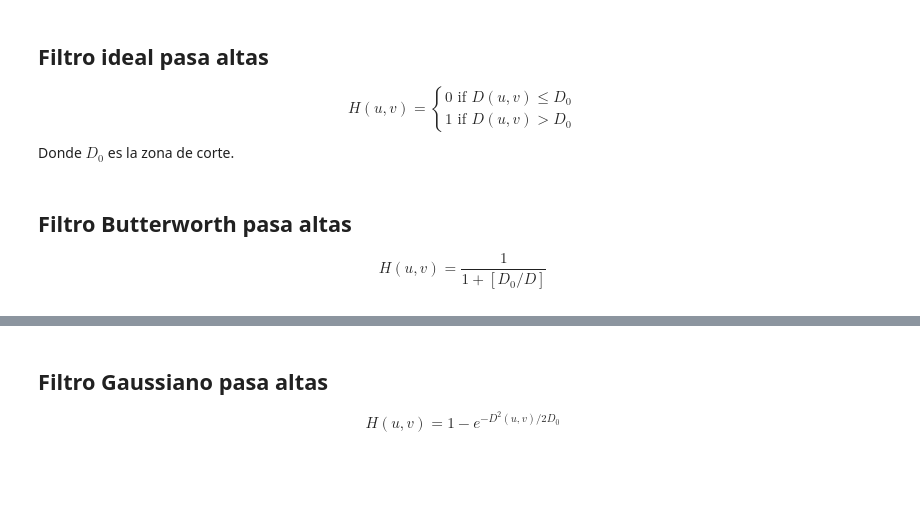
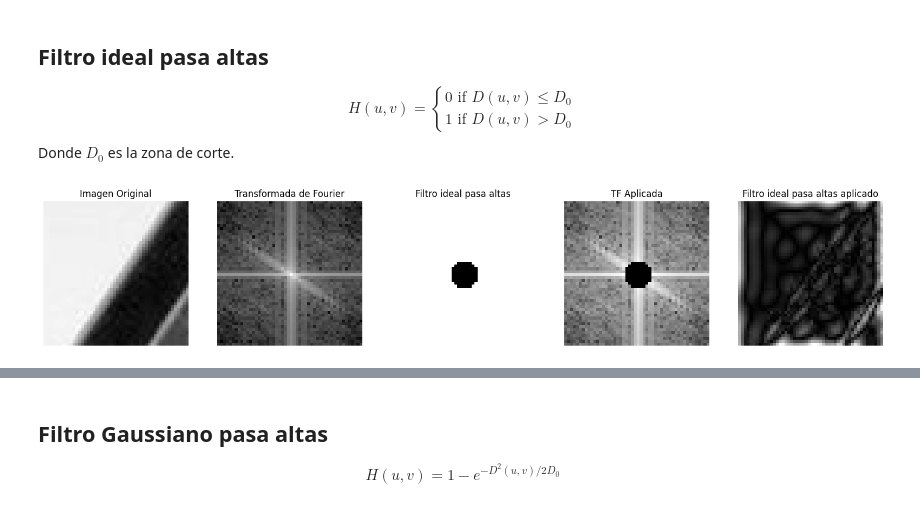
Before and after one commit to RojasG4mer/Fundamentos-de-Procesamiento-Digital-de-Imagenes, a Jupyter notebook: Temas/03_Filtrado_espacial/Filtros_para_Fourier.ipynb, the cells around one changed output, grey strips where cells are left out. Drawn from its saved outputs; the diff is of its cells as text; code cells hidden in the pictures; blank space fills up the shorter version.

```diff
--- a/Temas/03_Filtrado_espacial/Filtros_para_Fourier.ipynb
+++ b/Temas/03_Filtrado_espacial/Filtros_para_Fourier.ipynb
@@ -196,7 +247,45 @@ $$ H(u, v)= \begin{cases}
 1 \text{ if } D(u, v) > D_0
 \end{cases}$$
 Donde $D_0$ es la zona de corte.
-# %% [markdown]
-## Filtro Butterworth pasa altas
-
-$$ H(u, v) = \frac{1}{1 + [D_0 / D]} $$
+# %%
+def ideal_high_pass_filter(imagen, D0):
+    M, N = imagen.shape
+    # Creamos el filtro del tamano de la imagen
+    filtro = np.zeros_like(imagen)
+    # Centramos el filtro
+    centro_x = int(N / 2)
+    centro_y = int(M / 2)
+    # Calculamos la distancia hasta el corte D0 para cada Pixel:
+    for y in range(M):
+        for x in range(N):
+            distancia = np.sqrt((x - centro_x) ** 2 + (y - centro_y) ** 2)
+            if distancia >= D0:
+                filtro[y][x] = 1
+    return filtro
+# %%
+D0 = 5
+ideal_pa_filter = ideal_high_pass_filter(ima, D0)
+# %%
+TF_pa_ideal = aplica_filtro_trans(TF, ideal_pa_filter)
+# %%
+ATF_pa_ideal = ATF_2d_casera(TF_pa_ideal)
+# %%
+fig, axs = plt.subplots(1, 5, figsize=(20, 5))
+axs[0].imshow(ima, cmap='gray')
+axs[0].set_title('Imagen Original')
+axs[0].axis('off')
+axs[1].imshow(normalizacion_loga(TF), cmap='gray')
+axs[1].set_title('Transformada de Fourier')
+axs[1].axis('off')
+axs[2].imshow(normalizacion_loga(ideal_pa_filter), cmap='gray')
+axs[2].set_title('Filtro ideal pasa altas')
+axs[2].axis('off')
+axs[3].imshow(normalizacion_loga(TF_pa_ideal), cmap='gray')
+axs[3].set_title('TF Aplicada')
+axs[3].axis('off')
+axs[4].imshow(normalizacion_ATF(ATF_pa_ideal), cmap='gray')
+axs[4].set_title('Filtro ideal pasa altas aplicado')
+axs[4].axis('off')
+plt.show()
+# %% [output]
+[figure, added]
```
Also changed, not shown: parts of 20 cells of this notebook.
